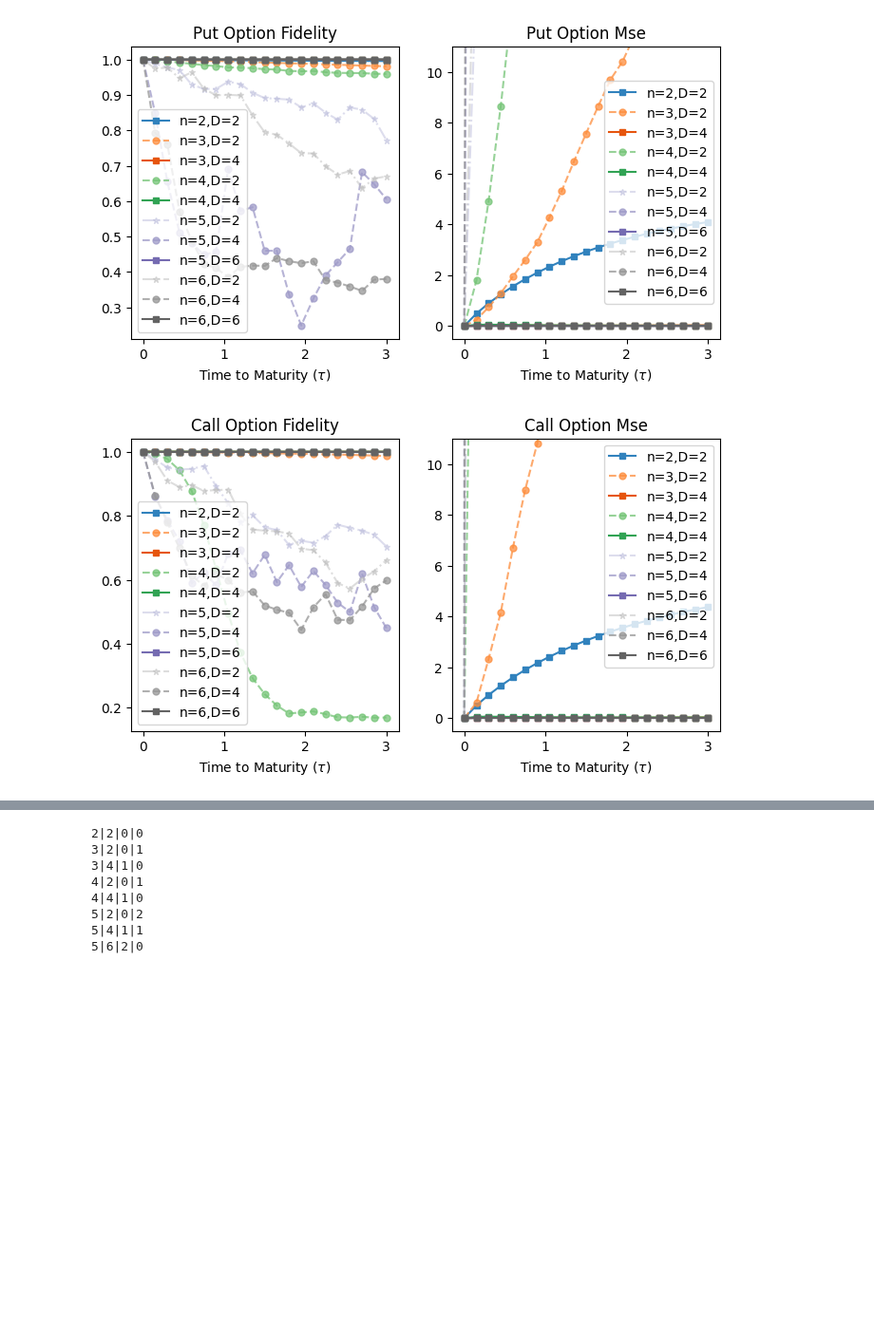
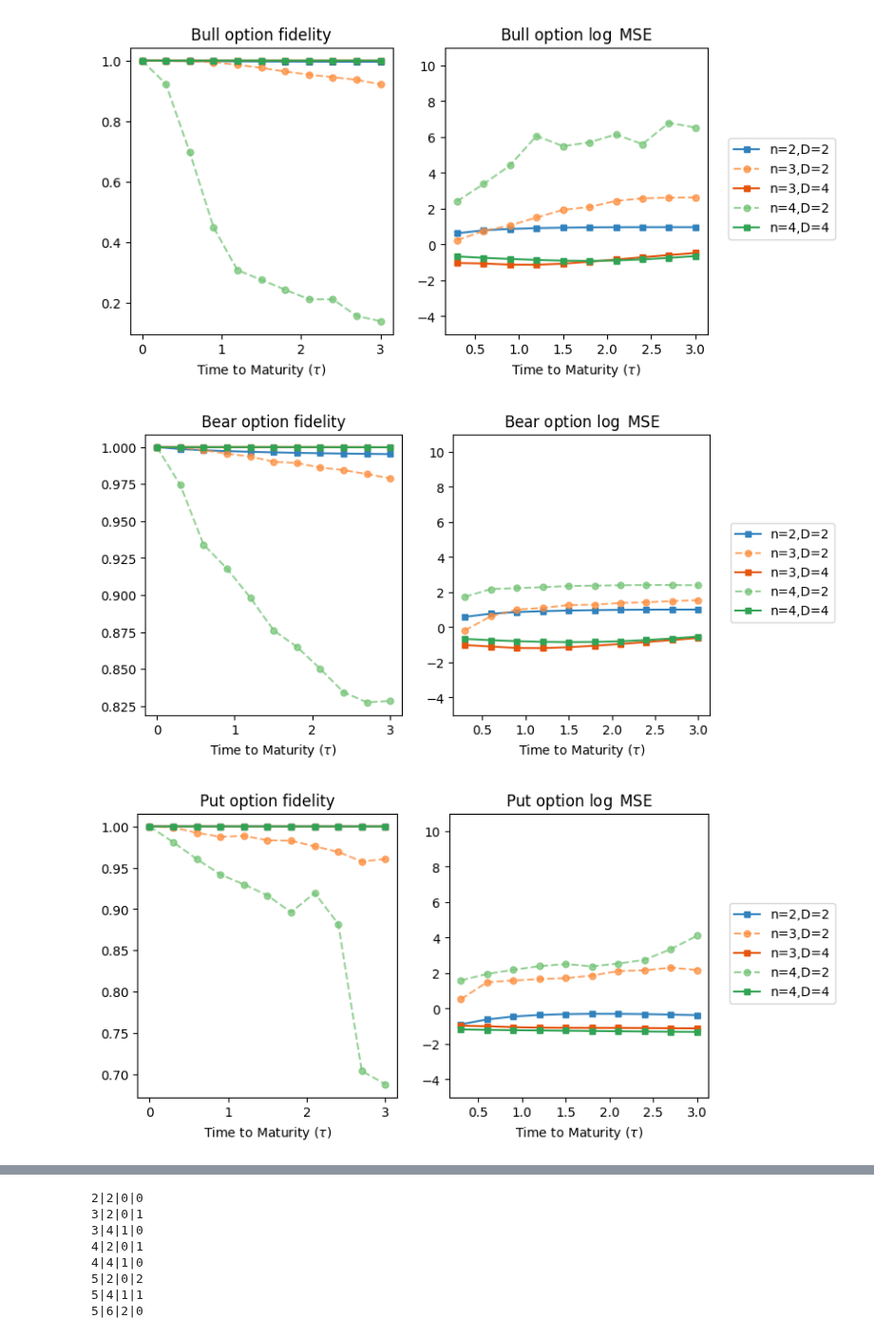
Before and after one commit to KnightShuffler/Quantum-Non-Unitary-Time-Evolution-Public-, a Jupyter notebook: black_scholes_figs.ipynb, the cells around one changed output, grey strips where cells are left out. Shown at 95% size. Cells and saved outputs as stored; diff of their text form; code cells hidden in the pictures; blank space fills up the shorter version.

Commit message:
updated figure notebook

```diff
--- a/black_scholes_figs.ipynb
+++ b/black_scholes_figs.ipynb
@@ -12,8 +12,8 @@ colors = list(map(plt.cm.tab20c, range(20)))
 markers = 'so*'
 styles = ['solid', 'dashed', 'dashdot']
 
-for option_type in ['put','call']:
-    for n in [2,3,4,5,6]:
+for option_type in (options:=['BULL','BEAR','put','call','STRADDLE','STRANGLE']):
+    for n in [2,3,4]:
         N = 2**n
         with h5py.File(f'{data_path}{option_type}_{n}_qubits.hdf5') as file:
             qnute_sols = file['rescaled_qnute_sols'][:]
@@ -39,11 +39,13 @@ for option_type in ['put','call']:
                      alpha = (4-o_index)/4)
     # plt.plot(np.linspace(Smin,Smax,N),(sol:=analytical_sols[-1,:])/np.linalg.norm(sol),label='Analytical Sols')
     plt.plot(np.linspace(Smin,Smax,N),(sol:=analytical_sols[-1,:]),label='Analytical Sols',color='k',linestyle='--',alpha=0.5)
-    plt.axvline(x=strike, linewidth=0.5, linestyle='--', color='k', label='Strike Price')
+    for k in strike:
+        plt.axvline(x=k, linewidth=0.5, linestyle='--', color='k', label='Strike Price')
     plt.suptitle(f'{option_type.capitalize()} options at {T:0.2f} units to maturity'.title())
     plt.xlabel('Stock Price (S)')
     plt.ylabel('Option Value (V)')
-    plt.ylim([-1, (strike if option_type == 'put' else Smax-strike) + 10])
+    # plt.ylim([-1, (strike if option_type == 'put' else Smax-strike) + 10])
+    plt.ylim([-1,np.max(analytical_sols[-1,:])+10])
     plt.xticks(np.arange(Smin,Smax+10,10),minor=True)
     plt.legend()
     plt.show()
@@ -53,7 +59,7 @@ for option_type in ['put','call']:
 # %%
-for option_type in ['put','call']:
+for option_type in options:
     fig,axs = plt.subplots(1,2, figsize=(8,4))
-    for n in [2,3,4,5,6]:
+    for n in [2,3,4]:
         N = 2**n
         with h5py.File(f'{data_path}{option_type}_{n}_qubits.hdf5') as file:
             qnute_sols = file['rescaled_qnute_sols'][:]
@@ -66,38 +72,45 @@ for option_type in ['put','call']:
             sigma  = file.attrs['sigma']
             strike = file.attrs['strike']
             Nt     = file.attrs['Nt']
         dt = T/Nt
         fid = np.zeros((int(np.ceil(n/2)), Nt+1), np.float64)
         mse = np.zeros((int(np.ceil(n/2)), Nt+1), np.float64)
         for Di,D in enumerate(np.arange(2,n+2,2)):
             # if option_type == 'call' and n==4 and D==2:
             #     continue
             for ti in np.arange(Nt+1):
                 t = ti*dt
                 fid[Di,ti] = np.dot(qnute_sols[Di,ti,:],analytical_sols[ti,:])/(np.linalg.norm(qnute_sols[Di,ti,:]) * np.linalg.norm(analytical_sols[ti,:]))
                 mse[Di,ti] = np.mean((qnute_sols[Di,ti,:] - analytical_sols[ti,:])**2)
             # if fid[Di,-1] < 0.7:
             #     continue
-            axs[0].plot(np.arange(0,Nt+1,skip:=50)*dt, fid[Di,::skip], label=f'{n=},{D=}',
+            axs[0].plot(np.arange(0,Nt+1,skip:=50)*dt,
+                        fid[Di,::skip],
+                        # np.log10(fid[Di,::skip]),
+                        label=f'{n=},{D=}',
                         color=colors[(n-2)*4 + (o_index:=(n+1)//2 - Di - 1)],
                         marker=markers[o_index],
                         linestyle=styles[o_index],
                         ms=5,
                         alpha=(4-o_index)/4)
-            axs[1].plot(np.arange(0,Nt+1,skip)*dt, mse[Di,::skip], label=f'{n=},{D=}',
+            axs[1].plot(np.arange(0,Nt+1,skip)*dt, np.log10(mse[Di,::skip]),
+                        # label=f'{n=},{D=}',
                         color=colors[(n-2)*4 + o_index],
                         marker=markers[o_index],
                         linestyle=styles[o_index],
                         ms=5,
                         alpha=(4-o_index)/4)
 
-    axs[0].set_title(f'{option_type} option fidelity'.title() )
-    axs[1].set_title(f'{option_type} option MSE'.title() )
-    axs[1].set_ylim([-0.5,11])
+    axs[0].set_title(f'{option_type.capitalize()} option fidelity' )
+    axs[1].set_title(f'{option_type.capitalize()} option $\\log$ MSE' )
+    axs[1].set_ylim([-5,11])
     for ax in axs.flatten():
-        ax.legend()
+        # ax.legend()
         ax.set_xlabel('Time to Maturity ($\\tau$)')
+    # fig.legend(loc='lower center', ncols=4, bbox_to_anchor=(0.5,-0.25))
+    fig.legend(loc='center right', ncols=1, bbox_to_anchor=(1.08,0.5))
     plt.show()
 # %% [output]
-[figure, old version]
+[figure, new version]
-[figure, old version]
+[figure, new version]
+[figure, added]
```
Also changed, not shown: parts of 2 cells of this notebook.
